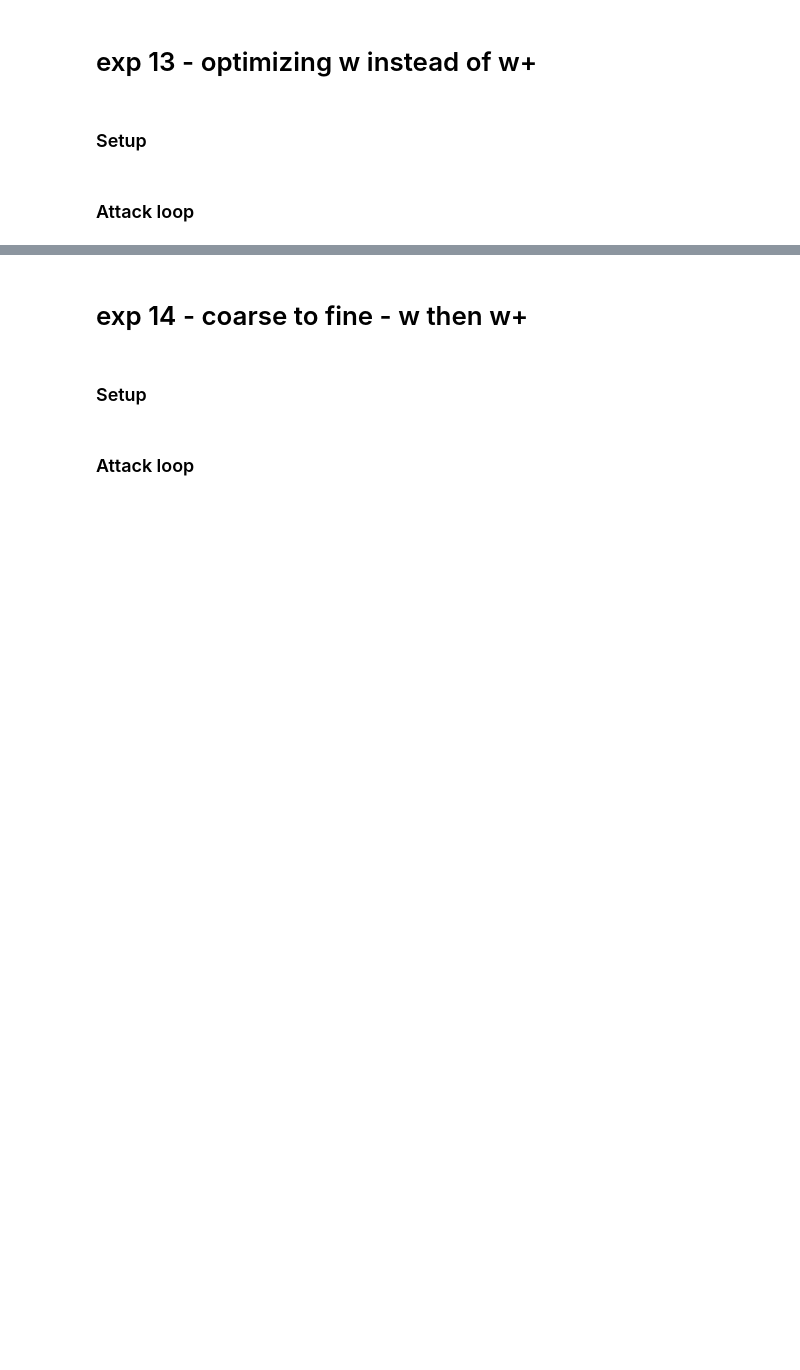
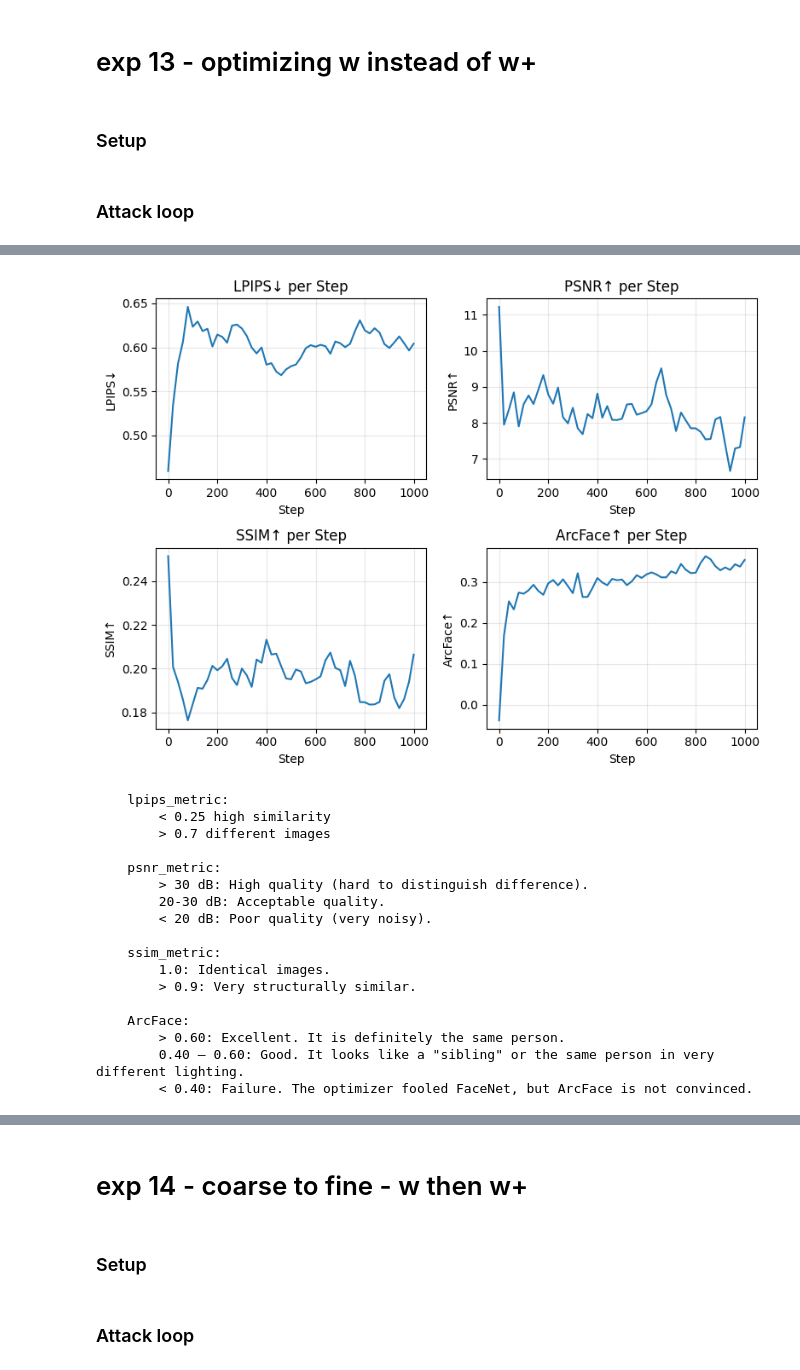
Before and after one commit to ItaiGross/Inversion, a Jupyter notebook: notebooks/generative_model_inversion_asaf.ipynb, the cells around one changed output, grey strips where cells are left out. Cells and saved outputs as stored; diff of their text form; code cells hidden in the pictures; blank space fills up the shorter version.

```diff
--- a/notebooks/generative_model_inversion_asaf.ipynb
+++ b/notebooks/generative_model_inversion_asaf.ipynb
@@ -308,7 +467,7 @@ experiment_name = "exp11_gmi_b"
 
 iterations = 1000
 
-w_avg = generator.get_mean_w()
+w_avg = generator.get_mean_w(seed=2)
 latent_code = w_avg.clone().detach().to(device)
 latent_code.requires_grad = True
 
@@ -316,15 +475,16 @@ optimizer = optim.Adam([latent_code], lr=0.05)
 scheduler = torch.optim.lr_scheduler.LinearLR(optimizer, start_factor=1.0, end_factor=0.5, total_iters=iterations)
 
 mse_loss = torch.nn.MSELoss()
-reg_loss_weight = 0.002  # reg loss - deviation from average face
+# reg_loss_weight = 0.002  # reg loss - deviation from average face
 
 loss_list = []
 cosine_similarity_list = []
 lpips_list = []
 psnr_list = []
 ssim_list = []
+id_score_list = []
 steps = []
-history_lists = (lpips_list, psnr_list, ssim_list, steps)
+history_lists = (lpips_list, psnr_list, ssim_list, id_score_list, steps)
 # %% [markdown]
 ### Attack loop
 # %%
@@ -343,9 +503,9 @@ for i in tqdm(range(iterations)):
     # Calculate loss
     loss_mse = mse_loss(current_embedding, target_embedding)
     # Penalize if the code gets too far from the average face (prevents "weird" artifacts)
-    loss_reg = torch.mean((latent_code - w_avg) ** 2)
+    # loss_reg = torch.mean((latent_code - w_avg) ** 2)
     # Total Loss
-    total_loss = loss_mse + (reg_loss_weight * loss_reg)
+    total_loss = loss_mse# + (reg_loss_weight * loss_reg)
 
     cos_sim = nn.functional.cosine_similarity(current_embedding, target_embedding).item()
     evaluate_and_log(i, iterations, generated_image_160, target_image, history_lists, freq=20)
@@ -511,7 +708,7 @@ img_00000
 # %% [markdown]
 ### Setup
 # %%
-experiment_name = "exp12_gmi_mahalanobis_dist"
+experiment_name = "exp13_gmi_mahalanobis_dist"
 
 iterations = 1000
 
@@ -533,8 +730,9 @@ cosine_similarity_list = []
 lpips_list = []
 psnr_list = []
 ssim_list = []
+id_score_list = []
 steps = []
-history_lists = (lpips_list, psnr_list, ssim_list, steps)
+history_lists = (lpips_list, psnr_list, ssim_list, id_score_list, steps)
 # %% [markdown]
 ### Attack loop
 # %%
@@ -554,12 +752,12 @@ for i in tqdm(range(iterations)):
 
     # Calculate loss
     loss_mse = mse_loss(current_embedding, target_embedding)
-    loss_reg = torch.mean((latent_code - w_single.to(device)) ** 2)
+    # loss_reg = torch.mean((latent_code - w_single.to(device)) ** 2)
 
-    current_weight = reg_weight_start + (reg_weight_end - reg_weight_start) * (i / iterations)
+    # current_weight = reg_weight_start + (reg_weight_end - reg_weight_start) * (i / iterations)
 
     # Total Loss
-    total_loss = loss_mse + (current_weight * loss_reg)
+    total_loss = loss_mse# + (current_weight * loss_reg)
 
     cos_sim = nn.functional.cosine_similarity(current_embedding, target_embedding).item()
     evaluate_and_log(i, iterations, generated_image_160, target_image, history_lists, freq=20)
@@ -585,20 +798,45 @@ display_grid_graphs({
 # %%
 display_grid_graphs({
-    "LPIPS": lpips_list,
-    "PSNR": psnr_list,
-    "SSIM": ssim_list
-}, n_cols=3, steps_log=steps)
+    "LPIPS↓": lpips_list,
+    "PSNR↑": psnr_list,
+    "SSIM↑": ssim_list,
+    "ArcFace↑": id_score_list
+}, n_cols=2, steps_log=steps)
 print("""
     lpips_metric:
         < 0.25 high similarity
         > 0.7 different images
 
     psnr_metric:
         > 30 dB: High quality (hard to distinguish difference).
         20-30 dB: Acceptable quality.
         < 20 dB: Poor quality (very noisy).
 
     ssim_metric:
         1.0: Identical images.
         > 0.9: Very structurally similar.
+
+    ArcFace:
+        > 0.60: Excellent. It is definitely the same person.
+        0.40 – 0.60: Good. It looks like a "sibling" or the same person in very different lighting.
+        < 0.40: Failure. The optimizer fooled FaceNet, but ArcFace is not convinced.
 """)
+# %% [output]
+[figure, added]
+    lpips_metric:
+        < 0.25 high similarity
+        > 0.7 different images
+
+    psnr_metric:
+        > 30 dB: High quality (hard to distinguish difference).
+        20-30 dB: Acceptable quality.
+        < 20 dB: Poor quality (very noisy).
+
+    ssim_metric:
+        1.0: Identical images.
+        > 0.9: Very structurally similar.
+
+    ArcFace:
+        > 0.60: Excellent. It is definitely the same person.
+        0.40 – 0.60: Good. It looks like a "sibling" or the same person in very different lighting.
+        < 0.40: Failure. The optimizer fooled FaceNet, but ArcFace is not convinced.
```
Also changed, not shown: parts of 32 cells of this notebook.
